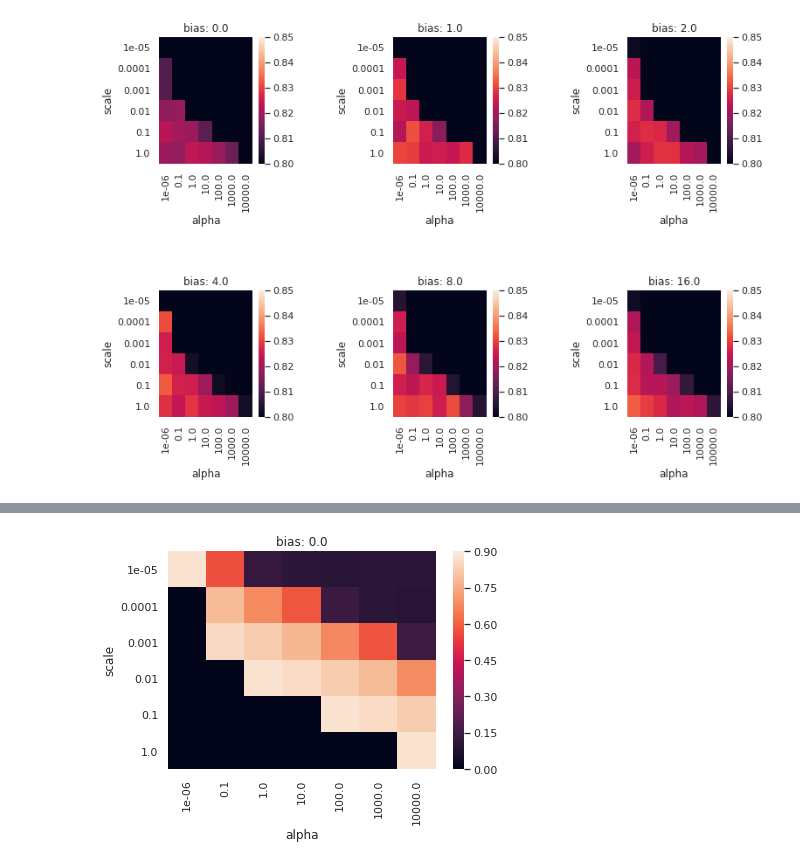
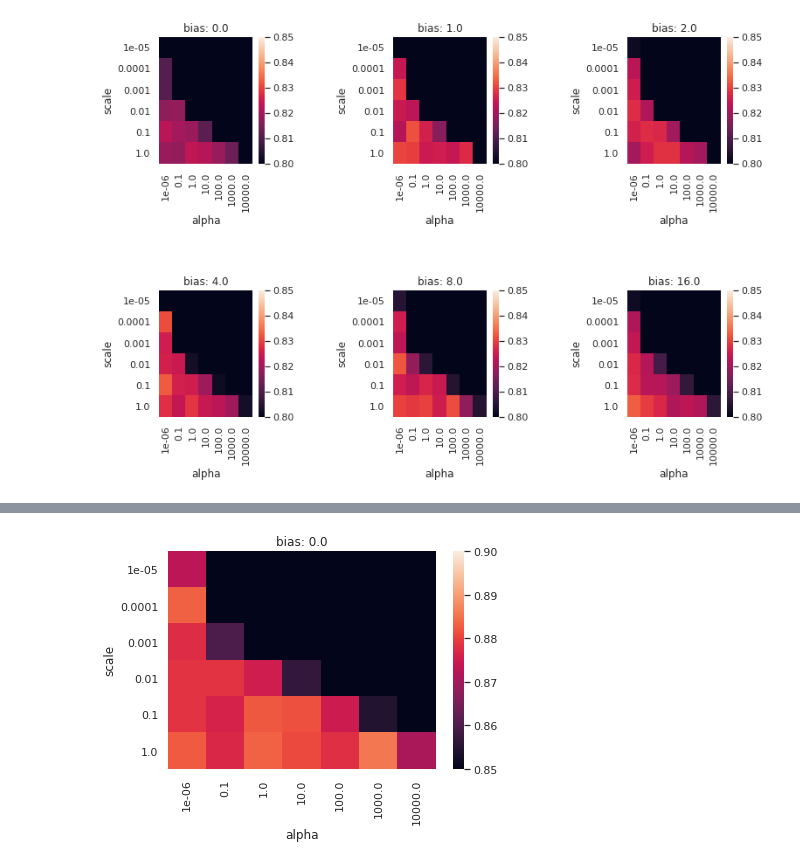
Before and after one commit to joneswack/opu-kernel-experiments, a Jupyter notebook: Hyperparameters-Fashion-MNIST.ipynb, the cells around one changed output, grey strips where cells are left out. Cells and saved outputs as stored; diff of their text form; code cells hidden in the pictures.

Commit message:
finished plot prep

```diff
--- a/Hyperparameters-Fashion-MNIST.ipynb
+++ b/Hyperparameters-Fashion-MNIST.ipynb
@@ -283,6 +285,6 @@ opu_degree_2.sort_values(by='val_score', ascending=False)
 # %%
-show_heatmaps(opu_degree_2, 'scale', 'alpha', 'bias', vmin=0.0, vmax=0.9)
+show_heatmaps(opu_degree_2, 'scale', 'alpha', 'bias', vmin=0.85, vmax=0.9)
 # => we need stronger regularization for the physical device! otherwise, cholesky does not succeed!
 # this may be due to the truncated feature spectrum! (quantization)
 # %% [output]
-[figure, old version]
+[figure, new version]
```
Also changed, not shown: parts of 9 cells of this notebook, 11 other files.
